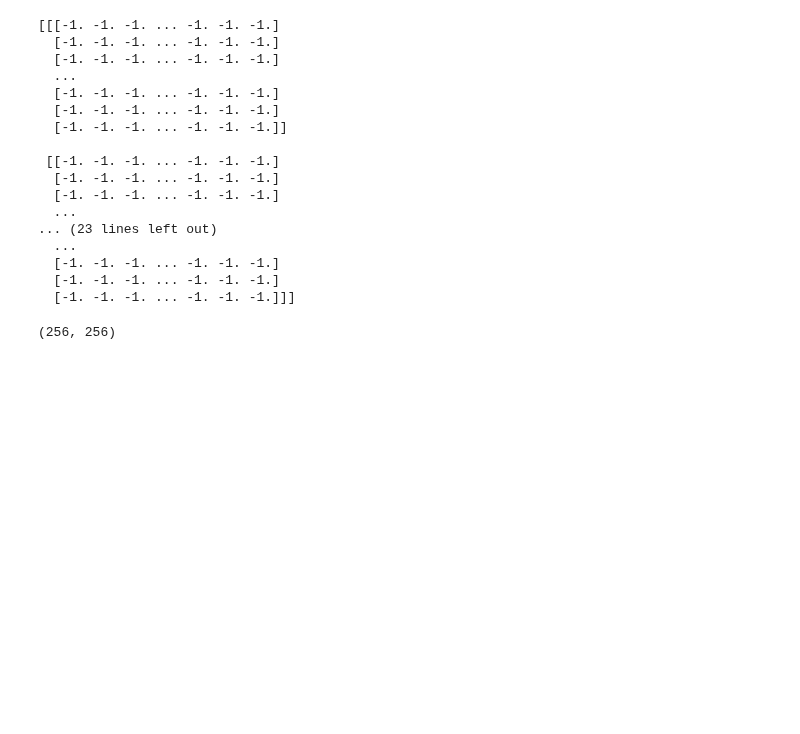
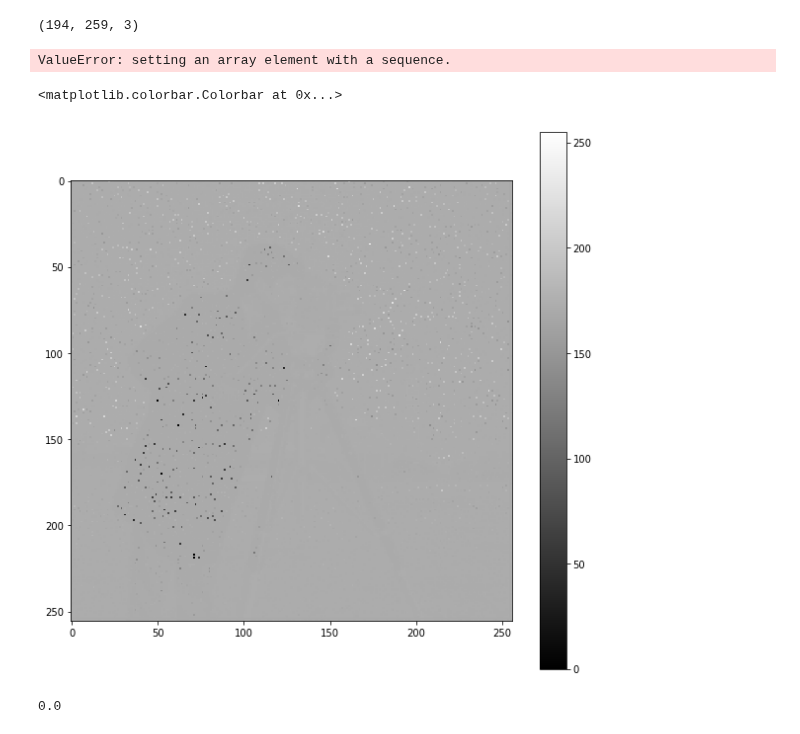
Before and after one commit to jecs89/LearningEveryDay, a Jupyter notebook: IP/ex4.ipynb, the cells around one changed output. Saved outputs shown, nothing was run; the diff lists cells and outputs as text; code cells hidden in the pictures; blank space fills up the shorter version.

```diff
--- a/IP/ex4.ipynb
+++ b/IP/ex4.ipynb
@@ -77,22 +99,19 @@ def function( filename_inp, filename_ref, pixel_att, n_clusters, n_iter, seed ):
     return img_inp.shape
 # %%
-function("result.png","result.png",1,5,1,1)
+function("flower.jpeg","result.png",1,10,1,1)
 # %% [output]
-[[[-1. -1. -1. ... -1. -1. -1.]
-  [-1. -1. -1. ... -1. -1. -1.]
-  [-1. -1. -1. ... -1. -1. -1.]
-  ...
-  [-1. -1. -1. ... -1. -1. -1.]
-  [-1. -1. -1. ... -1. -1. -1.]
-  [-1. -1. -1. ... -1. -1. -1.]]
-
- [[-1. -1. -1. ... -1. -1. -1.]
-  [-1. -1. -1. ... -1. -1. -1.]
-  [-1. -1. -1. ... -1. -1. -1.]
-  ...
-... (23 lines left out)
-  ...
-  [-1. -1. -1. ... -1. -1. -1.]
-  [-1. -1. -1. ... -1. -1. -1.]
-  [-1. -1. -1. ... -1. -1. -1.]]]
+(194, 259, 3)
-(256, 256)
+ValueError: setting an array element with a sequence.
+# %%
+img_inp = igio.imread("result.png")
+
+plt.figure(figsize = (10,10))
+plt.imshow(img_inp, cmap = plt.get_cmap(name = 'gray'))
+plt.colorbar()
+# %% [output]
+<matplotlib.colorbar.Colorbar at 0x...>
+[figure, added]
+# %%
+dist_c[0,3]
+# %% [output]
+0.0
```
Also changed, not shown: parts of 1 cell of this notebook.
